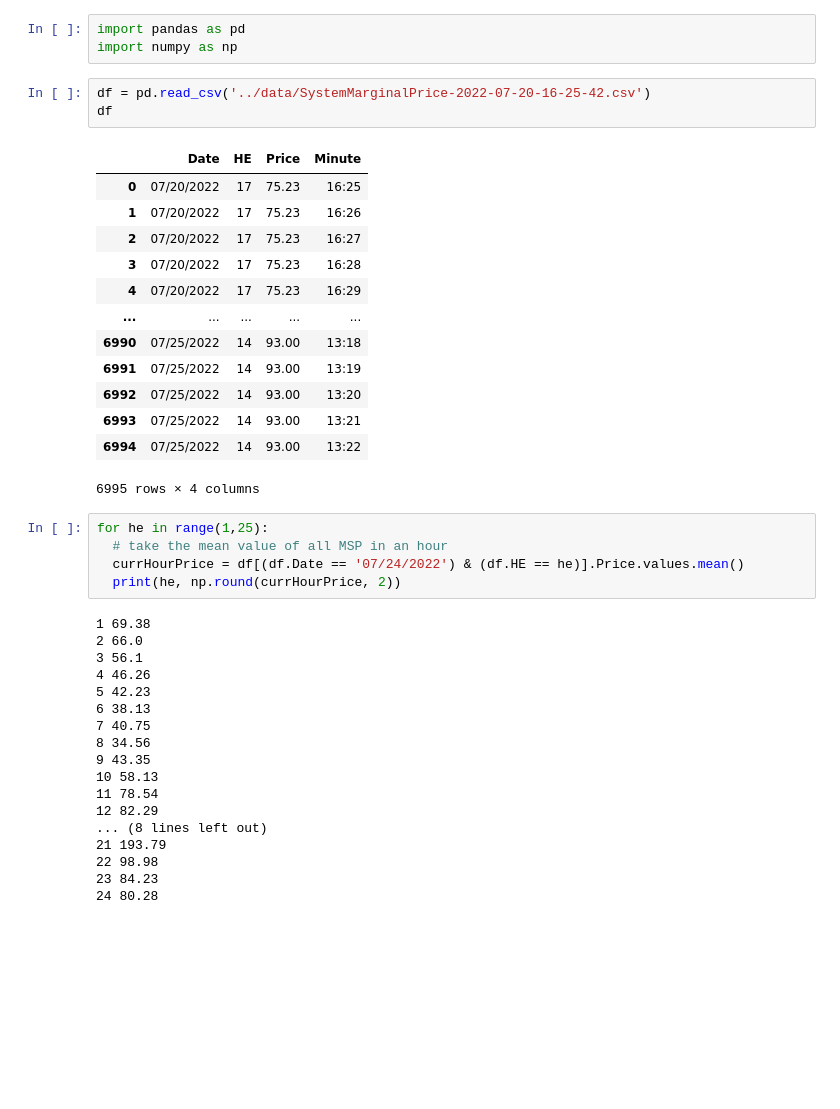
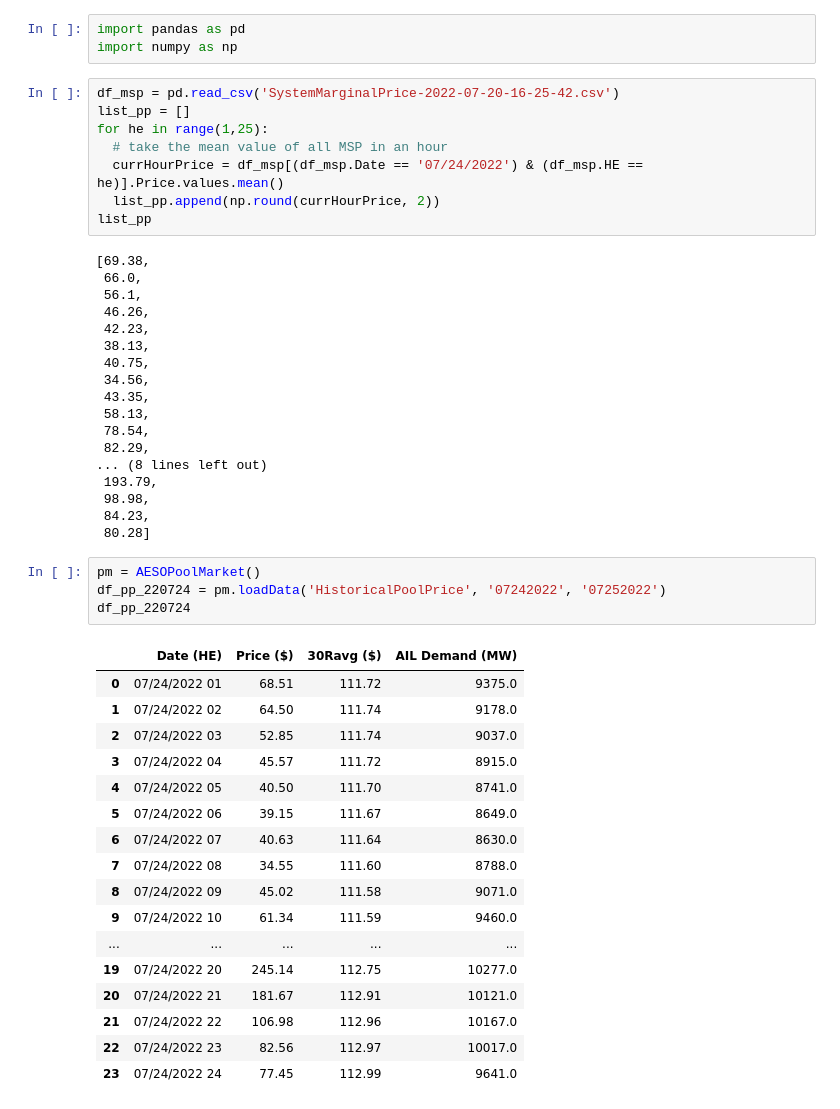
Before and after one commit to CaixiangFan/bpet-contracts, a Jupyter notebook: scripts/dataProcess.ipynb, the cells around one changed output. Drawn from its saved outputs; the diff is of its cells as text; blank space fills up the shorter version.

```diff
--- a/scripts/dataProcess.ipynb
+++ b/scripts/dataProcess.ipynb
@@ -308,43 +308,51 @@ with open('SystemMarginalPrice-{}.csv'.format(now), 'a+', newline='') as csv_fil
 # %%
 import pandas as pd
 import numpy as np
-# %%
-df = pd.read_csv('../data/SystemMarginalPrice-2022-07-20-16-25-42.csv')
-df
-# %% [output]
-|  | Date | HE | Price | Minute |
-| 0 | 07/20/2022 | 17 | 75.23 | 16:25 |
-| 1 | 07/20/2022 | 17 | 75.23 | 16:26 |
-| 2 | 07/20/2022 | 17 | 75.23 | 16:27 |
-| 3 | 07/20/2022 | 17 | 75.23 | 16:28 |
-| 4 | 07/20/2022 | 17 | 75.23 | 16:29 |
-| ... | ... | ... | ... | ... |
-| 6990 | 07/25/2022 | 14 | 93.00 | 13:18 |
-| 6991 | 07/25/2022 | 14 | 93.00 | 13:19 |
-| 6992 | 07/25/2022 | 14 | 93.00 | 13:20 |
-| 6993 | 07/25/2022 | 14 | 93.00 | 13:21 |
-| 6994 | 07/25/2022 | 14 | 93.00 | 13:22 |
-6995 rows × 4 columns
 # %%
+df_msp = pd.read_csv('SystemMarginalPrice-2022-07-20-16-25-42.csv')
+list_pp = []
 for he in range(1,25):
   # take the mean value of all MSP in an hour
-  currHourPrice = df[(df.Date == '07/24/2022') & (df.HE == he)].Price.values.mean()
-  print(he, np.round(currHourPrice, 2))
+  currHourPrice = df_msp[(df_msp.Date == '07/24/2022') & (df_msp.HE == he)].Price.values.mean()
+  list_pp.append(np.round(currHourPrice, 2))
+list_pp
 # %% [output]
-1 69.38
-2 66.0
-3 56.1
-4 46.26
-5 42.23
-6 38.13
-7 40.75
-8 34.56
-9 43.35
-10 58.13
-11 78.54
-12 82.29
+[69.38,
+ 66.0,
+ 56.1,
+ 46.26,
+ 42.23,
+ 38.13,
+ 40.75,
+ 34.56,
+ 43.35,
+ 58.13,
+ 78.54,
+ 82.29,
 ... (8 lines left out)
-21 193.79
-22 98.98
-23 84.23
-24 80.28
+ 193.79,
+ 98.98,
+ 84.23,
+ 80.28]
+# %%
+pm = AESOPoolMarket()
+df_pp_220724 = pm.loadData('HistoricalPoolPrice', '07242022', '07252022')
+df_pp_220724
+# %% [output]
+|  | Date (HE) | Price ($) | 30Ravg ($) | AIL Demand (MW) |
+| 0 | 07/24/2022 01 | 68.51 | 111.72 | 9375.0 |
+| 1 | 07/24/2022 02 | 64.50 | 111.74 | 9178.0 |
+| 2 | 07/24/2022 03 | 52.85 | 111.74 | 9037.0 |
+| 3 | 07/24/2022 04 | 45.57 | 111.72 | 8915.0 |
+| 4 | 07/24/2022 05 | 40.50 | 111.70 | 8741.0 |
+| 5 | 07/24/2022 06 | 39.15 | 111.67 | 8649.0 |
+| 6 | 07/24/2022 07 | 40.63 | 111.64 | 8630.0 |
+| 7 | 07/24/2022 08 | 34.55 | 111.60 | 8788.0 |
+| 8 | 07/24/2022 09 | 45.02 | 111.58 | 9071.0 |
+| 9 | 07/24/2022 10 | 61.34 | 111.59 | 9460.0 |
+| ... | ... | ... | ... | ... |
+| 19 | 07/24/2022 20 | 245.14 | 112.75 | 10277.0 |
+| 20 | 07/24/2022 21 | 181.67 | 112.91 | 10121.0 |
+| 21 | 07/24/2022 22 | 106.98 | 112.96 | 10167.0 |
+| 22 | 07/24/2022 23 | 82.56 | 112.97 | 10017.0 |
+| 23 | 07/24/2022 24 | 77.45 | 112.99 | 9641.0 |
```
Also changed, not shown: parts of 2 cells of this notebook, 3 other files.
